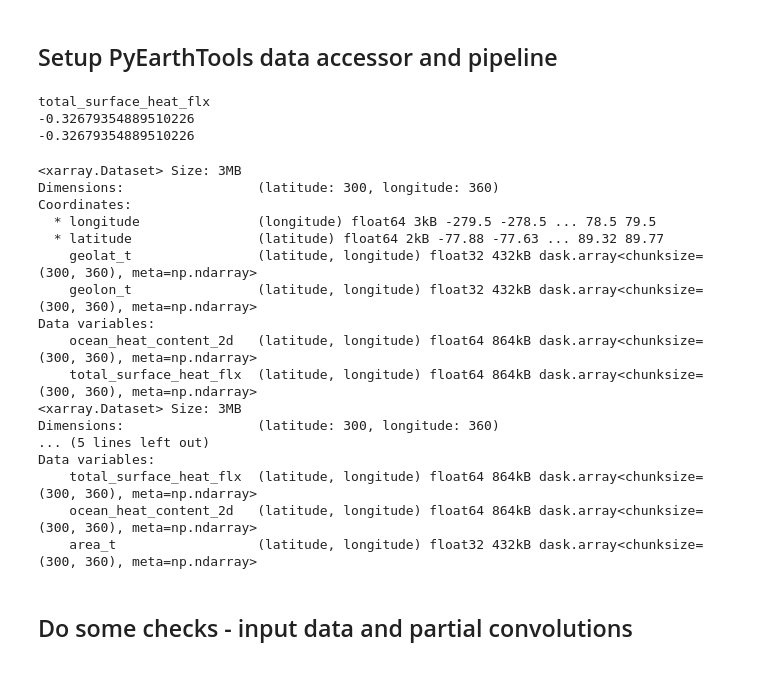
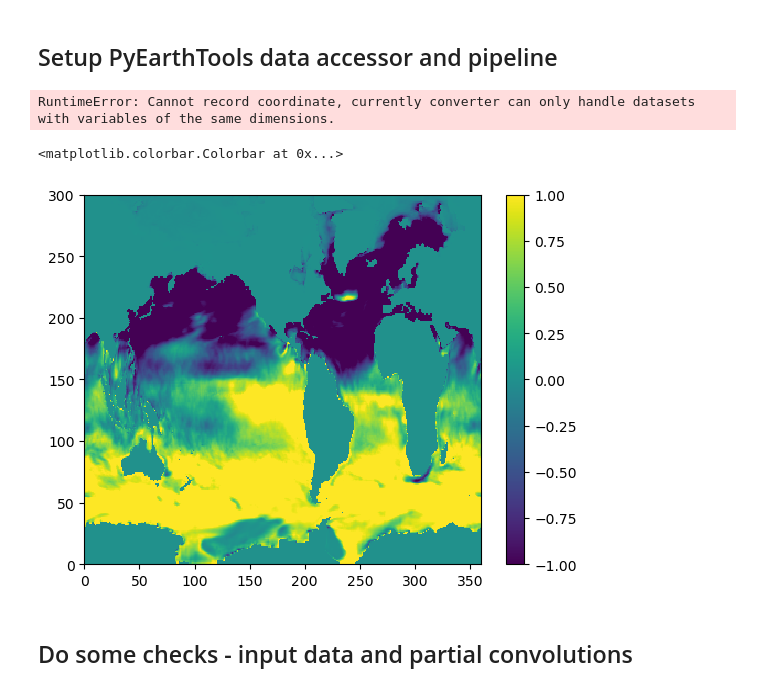
Before and after one commit to PaulSpence/OM2-emulator, a Jupyter notebook: notebooks/AutoEncoder_om2.ipynb, the cells around one changed output. Cells and saved outputs as stored; diff of their text form; code cells hidden in the pictures.

Commit message:
WIP: Adding different normalisation strategies via PET

```diff
--- a/notebooks/AutoEncoder_om2.ipynb
+++ b/notebooks/AutoEncoder_om2.ipynb
@@ -47,8 +47,8 @@ from om2_data_utils import ACCESS_OHC
 # Import the PartialConv2d layer from om2_model_utils module
 from om2_model_utils import PartialConv2d
 # %%
-# Normalisation strategies - Global in time and space;
-#                            per grid over all times;
+normalisation_strategies = ["Global_in_time_and_space",
+                          "Spatial_over_all_times"]
 #                            per grid over months (climatology)
 # %% [markdown]
 ## Setup PyEarthTools data accessor and pipeline
@@ -74,42 +97,30 @@ normalisation = petdata.transforms.normalisation.Normalise(
-# %%
-print(normalised_variables[1])
-
-global_mean_stats, global_std_stats = global_normalisation.get_deviation(
-    variable_name=normalised_variables[0],
-    spatial=False,
-)
-spatial_mean_stats, spatial_std_stats = global_normalisation.get_deviation(
-    variable_name=normalised_variables[1],
-    spatial=False,
-)
-
-print(spatial_mean_stats.total_surface_heat_flx.values)
-print(global_mean_stats.total_surface_heat_flx.values)
-# %% [output]
-total_surface_heat_flx
--0.32679354889510226
--0.32679354889510226
-# %%
-print(mean_grid_over_time_ds)
-print(raw_mean_stats)
-# %% [output]
-<xarray.Dataset> Size: 3MB
-Dimensions:                 (latitude: 300, longitude: 360)
-Coordinates:
-  * longitude               (longitude) float64 3kB -279.5 -278.5 ... 78.5 79.5
-  * latitude                (latitude) float64 2kB -77.88 -77.63 ... 89.32 89.77
-    geolat_t                (latitude, longitude) float32 432kB dask.array<chunksize=(300, 360), meta=np.ndarray>
-    geolon_t                (latitude, longitude) float32 432kB dask.array<chunksize=(300, 360), meta=np.ndarray>
-Data variables:
-    ocean_heat_content_2d   (latitude, longitude) float64 864kB dask.array<chunksize=(300, 360), meta=np.ndarray>
-    total_surface_heat_flx  (latitude, longitude) float64 864kB dask.array<chunksize=(300, 360), meta=np.ndarray>
-<xarray.Dataset> Size: 3MB
-Dimensions:                 (latitude: 300, longitude: 360)
-... (5 lines left out)
-Data variables:
-    total_surface_heat_flx  (latitude, longitude) float64 864kB dask.array<chunksize=(300, 360), meta=np.ndarray>
-    ocean_heat_content_2d   (latitude, longitude) float64 864kB dask.array<chunksize=(300, 360), meta=np.ndarray>
-    area_t                  (latitude, longitude) float32 432kB dask.array<chunksize=(300, 360), meta=np.ndarray>
+# %%
+full_grid_over_time = []
+ipipe = []
+n = []
+for i in range(len(normalisation_strategies)):
+    full_grid_over_time.append(petpipe.Pipeline(
+        ACCESS_OHC_accessor,
+        petdata.transforms.coordinates.Drop(['geolat_t', 'geolon_t']),
+        petdata.transforms.variables.Drop(['area_t']),
+        petpipe.operations.xarray.Sort(order=['time', 'latitude', 'longitude']),
+        pipelines_normed[i],
+        petpipe.operations.xarray.values.FillNan(0),
+        petpipe.operations.xarray.conversion.ToNumpy(),
+        petpipe.operations.numpy.reshape.Rearrange('c t h w -> t c h w'),
+        iterator=petpipe.iterators.DateRange(normalisation_start, normalisation_end, interval=normalisation_interval)
+    ))
+
+    ipipe.append(iter(full_grid_over_time[i]))
+    n.append(next(ipipe[i]))
+# %% [output]
+RuntimeError: Cannot record coordinate, currently converter can only handle datasets with variables of the same dimensions.
+# %%
+plt.pcolor(n[0,0,:,:], vmin=-1, vmax=1)
+plt.colorbar()
+# %% [output]
+<matplotlib.colorbar.Colorbar at 0x...>
+[figure, added]
 # %%
 # Helper used to fix cell-2 Deviation(...) construction errors:
 # PET can return stats in multiple container forms (Dataset/DataArray/path/dict),
```
Also changed, not shown: parts of 1 cell of this notebook, 1 other file.
